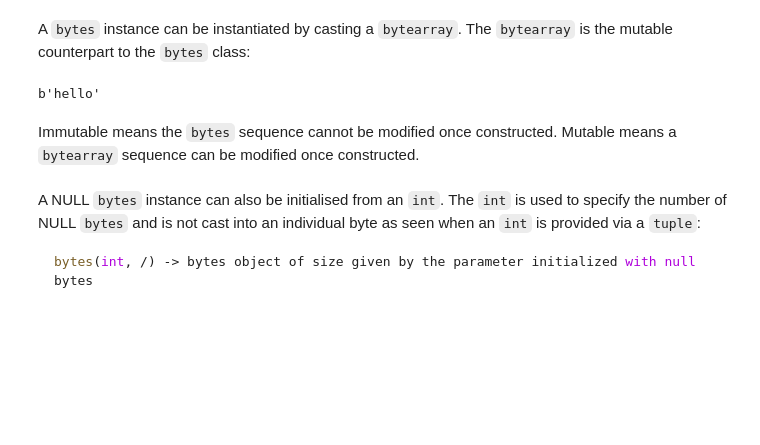
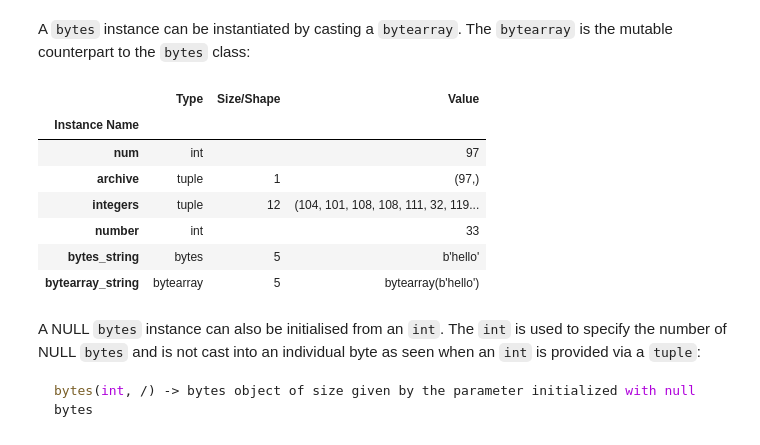
Before and after one commit to PhilipYip1988/python-notebooks, a Jupyter notebook: builtins_module_bytes/notebook.ipynb, the cells around one changed output. Cells and saved outputs as stored; diff of their text form; code cells hidden in the pictures; blank space fills up the shorter version.

````diff
--- a/builtins_module_bytes/notebook.ipynb
+++ b/builtins_module_bytes/notebook.ipynb
@@ -667,6 +681,0 @@ ba = bytearray(b'hello')
-# %%
-bytes(ba)
-# %% [output]
-b'hello'
-# %% [markdown]
-Immutable means the ```bytes``` sequence cannot be modified once constructed. Mutable means a ```bytearray``` sequence can be modified once constructed.
@@ -673,3 +684,14 @@
+# %%
+variables()
+# %% [output]
+|  | Type | Size/Shape | Value |
+| Instance Name |  |  |  |
+| num | int |  | 97 |
+| archive | tuple | 1 | (97,) |
+| integers | tuple | 12 | (104, 101, 108, 108, 111, 32, 119... |
+| number | int |  | 33 |
+| bytes_string | bytes | 5 | b'hello' |
+| bytearray_string | bytearray | 5 | bytearray(b'hello') |
 # %% [markdown]
  A NULL ```bytes``` instance can also be initialised from an ```int```. The ```int``` is used to specify the number of NULL ```bytes``` and is not cast into an individual byte as seen when an ```int``` is provided via a ```tuple```:
 
````
Also changed, not shown: parts of 199 cells of this notebook.
